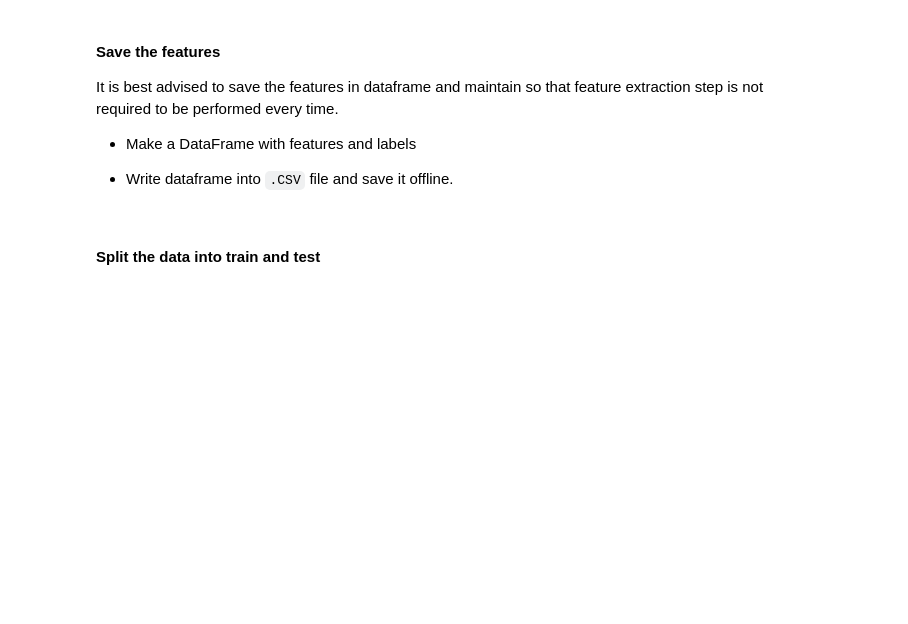
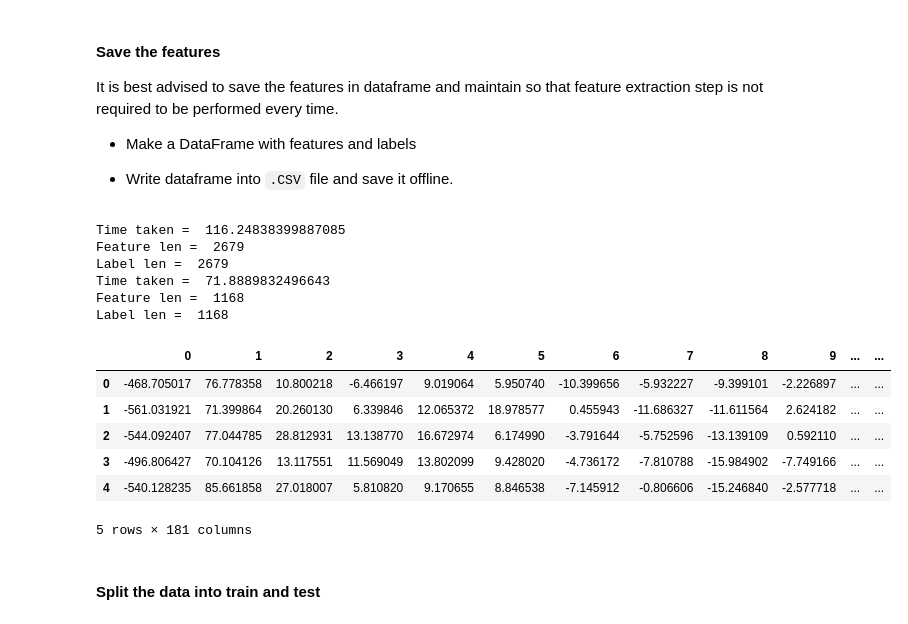
Before and after one commit to madhavamk/computational-data-science, a Jupyter notebook: MiniProjects/M3_NB_MiniProject_3_Emotion_Classification_from_Speech.ipynb, the cells around one changed output. Cells and saved outputs as stored; diff of their text form; code cells hidden in the pictures; blank space fills up the shorter version.

```diff
--- a/MiniProjects/M3_NB_MiniProject_3_Emotion_Classification_from_Speech.ipynb
+++ b/MiniProjects/M3_NB_MiniProject_3_Emotion_Classification_from_Speech.ipynb
@@ -266,8 +265,22 @@ print(sample_feature_tess)
 #### Create a dictionary or a function to encode the emotions
 # %%
 # YOUR CODE HERE
-emotions = {'neutral': 0, 'calm': 1, 'happy': 2, 'sad': 3, 'angry': 4, 'fearful': 5, 'disgust': 6, 'surprised': 7}
+# Ravdess Emotion (01 = neutral, 02 = calm, 03 = happy, 04 = sad, 05 = angry, 06 = fearful, 07 = disgust, 08 = surprised).
+emotions = {'neutral': 1, 'calm': 2, 'happy': 3, 'sad': 4, 'angry': 5, 'fear': 6, 'disgust': 7, 'surprised': 8}
 # %% [markdown]
 #### TESS data feature extraction
 # %%
 # YOUR CODE HERE
+import time
+features, labels = [], []
+
+begin = time.time()
+for wv_file in tess_wav_files:
+  features.append(extract_feature(wv_file))
+  # extracting label
+  emt = wv_file.split("_")[-1].split(".")[0].lower()
+  labels.append(emotions[emt])
+end = time.time()
+print("Time taken = ",end-begin)
+print("Feature len = \n",len(features))
+print("Label len = \n",len(labels))
@@ -275,6 +315,25 @@ emotions = {'neutral': 0, 'calm': 1, 'happy': 2, 'sad': 3, 'angry': 4, 'fearful'
 #### Ravdess data feature extraction
 # %%
 # YOUR CODE HERE
+def ravdess_feature_extraction():
+    features, labels = [], []
+
+    # Get CPU count to set to multiprocessing, since feature extraction is CPU bound
+    num_cores = os.cpu_count()
+
+    begin = time.time()
+
+    with multiprocessing.Pool(processes=num_cores) as p:
+        features = p.map(extract_feature, ravdess_wav_files)
+
+    labels = [emotions[wv_file.split("_")[-1].split(".")[0].lower()] for wv_file in ravdess_wav_files]
+    features = np.array(features)
+    labels = np.array(labels)
+    end = time.time()
+    print("Time taken = ",end-begin)
+    print("Feature len = ",len(features))
+    print("Label len = ",len(labels))
+    return np.array(features), np.array(labels)
 # %% [markdown]
 #### Save the features
 
@@ -285,6 +344,30 @@ It is best advised to save the features in dataframe and maintain so that featur
 * Write dataframe into `.CSV` file and save it offline.
 # %%
 # YOUR CODE HERE
+features_tess, labels_tess = tess_feature_extraction()
+features_ravdess, labels_ravdess = ravdess_feature_extraction()
+features = np.concatenate((features_tess, features_ravdess), axis = 0)
+labels = np.concatenate((labels_tess, labels_ravdess), axis = 0)
+audio_df = pd.DataFrame(features)
+audio_df['labels'] = labels
+audio_df.to_csv('audio_df.csv', index=False)
+# %% [output]
+Time taken =  116.24838399887085
+Feature len =  2679
+Label len =  2679
+Time taken =  71.8889832496643
+Feature len =  1168
+Label len =  1168
+# %%
+audio_df.head()
+# %% [output]
+|  | 0 | 1 | 2 | 3 | 4 | 5 | 6 | 7 | 8 | 9 | ... | ... |
+| 0 | -468.705017 | 76.778358 | 10.800218 | -6.466197 | 9.019064 | 5.950740 | -10.399656 | -5.932227 | -9.399101 | -2.226897 | ... | ... |
+| 1 | -561.031921 | 71.399864 | 20.260130 | 6.339846 | 12.065372 | 18.978577 | 0.455943 | -11.686327 | -11.611564 | 2.624182 | ... | ... |
+| 2 | -544.092407 | 77.044785 | 28.812931 | 13.138770 | 16.672974 | 6.174990 | -3.791644 | -5.752596 | -13.139109 | 0.592110 | ... | ... |
+| 3 | -496.806427 | 70.104126 | 13.117551 | 11.569049 | 13.802099 | 9.428020 | -4.736172 | -7.810788 | -15.984902 | -7.749166 | ... | ... |
+| 4 | -540.128235 | 85.661858 | 27.018007 | 5.810820 | 9.170655 | 8.846538 | -7.145912 | -0.806606 | -15.246840 | -2.577718 | ... | ... |
+5 rows × 181 columns
 # %% [markdown]
 #### Split the data into train and test
 # %%
```
Also changed, not shown: parts of 11 cells of this notebook.
